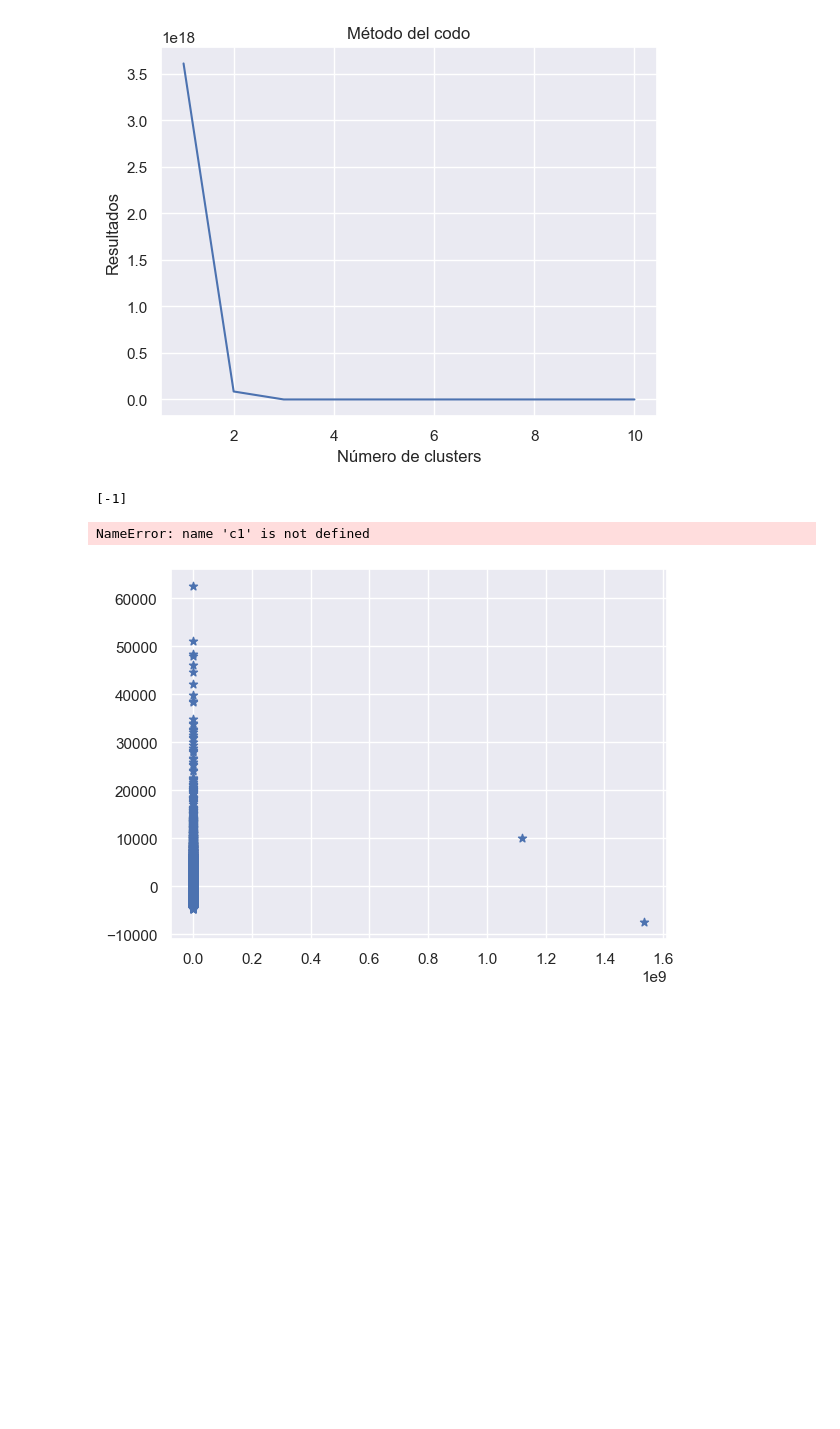
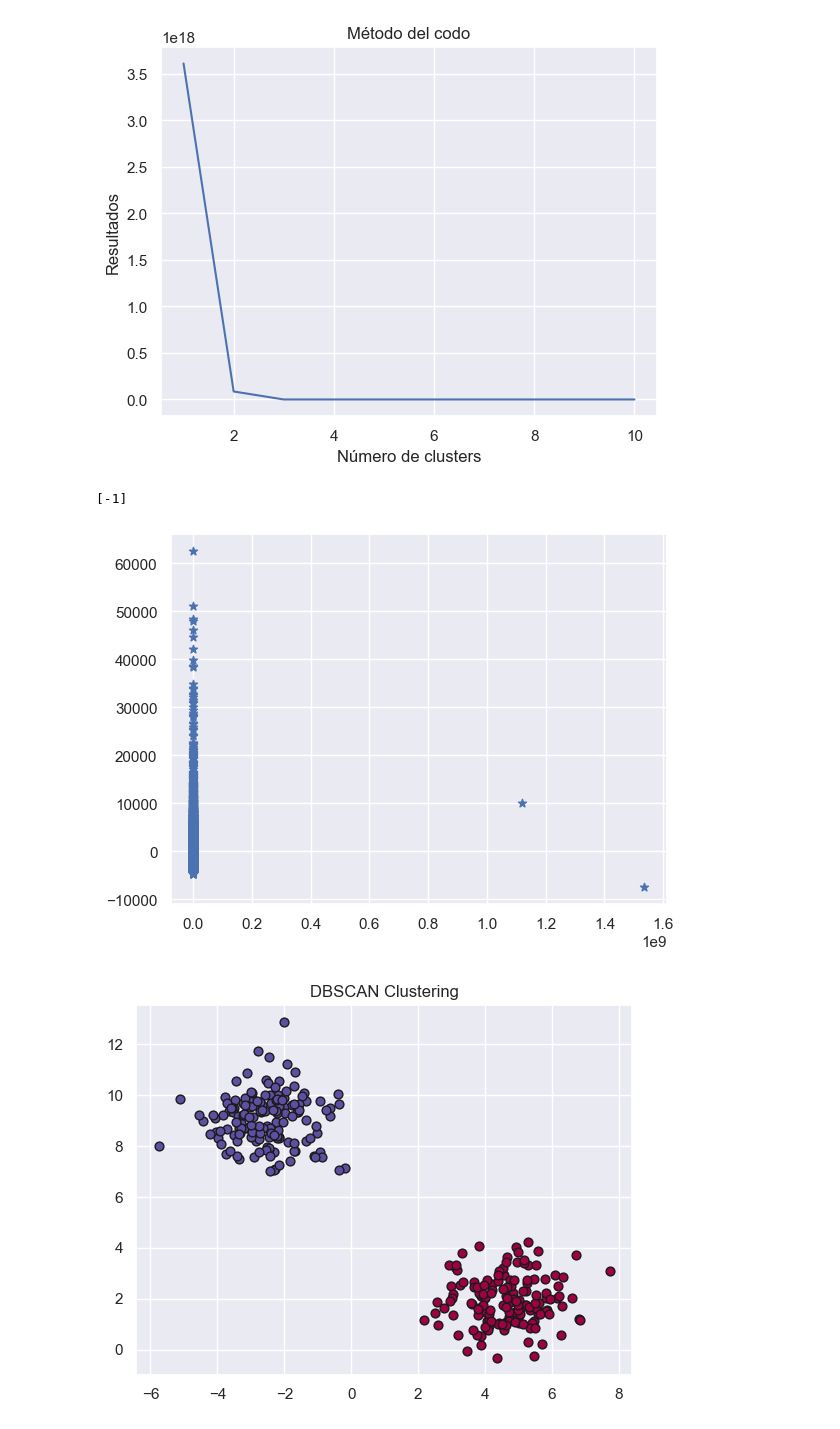
Before and after one commit to itsmemanuu/Lab01BI, a Jupyter notebook: LAB01.ipynb, the cells around one changed output. Cells and saved outputs as stored; diff of their text form; code cells hidden in the pictures; blank space fills up the shorter version.

Commit message:
Implementacion de dbscan

```diff
--- a/LAB01.ipynb
+++ b/LAB01.ipynb
@@ -624,9 +625,37 @@ for i in range(0, pca_2d.shape[0]):
         c2=plt.scatter(pca_2d[i,0], pca_2d[i,1], c='g', marker='o')
     elif dbscan.labels_[i]==-1:
         c3=plt.scatter(pca_2d[i,0], pca_2d[i,1], c='b', marker='*')
-plt.legend([c1, c2, c3], ['Cluster 1', 'Cluster 2', 'Noise'])
-plt.title('DBSCAN encuentra 2 clusters y ruido')
 # %% [output]
 [-1]
-NameError: name 'c1' is not defined
 [figure]
+# %%
+import numpy as np
+import matplotlib.pyplot as plt
+from sklearn.cluster import DBSCAN
+from sklearn.datasets import make_blobs
+
+# Generar datos de ejemplo con blobs
+X, _ = make_blobs(n_samples=300, centers=2, cluster_std=1.0, random_state=42)
+
+# Implementar DBSCAN
+dbscan = DBSCAN(eps=2, min_samples=5)
+labels = dbscan.fit_predict(X)
+
+# Visualizar los clusters
+unique_labels = set(labels)
+colors = [plt.cm.Spectral(each)
+          for each in np.linspace(0, 1, len(unique_labels))]
+
+for k, col in zip(unique_labels, colors):
+    if k == -1:
+        col = [0, 0, 0, 1]
+
+    class_member_mask = (labels == k)
+
+    xy = X[class_member_mask]
+    plt.scatter(xy[:, 0], xy[:, 1], c=[col], marker='o', s=40, edgecolors='k')
+
+plt.title('DBSCAN Clustering')
+plt.show()
+# %% [output]
+[figure, added]
```
Also changed, not shown: parts of 12 cells of this notebook.
